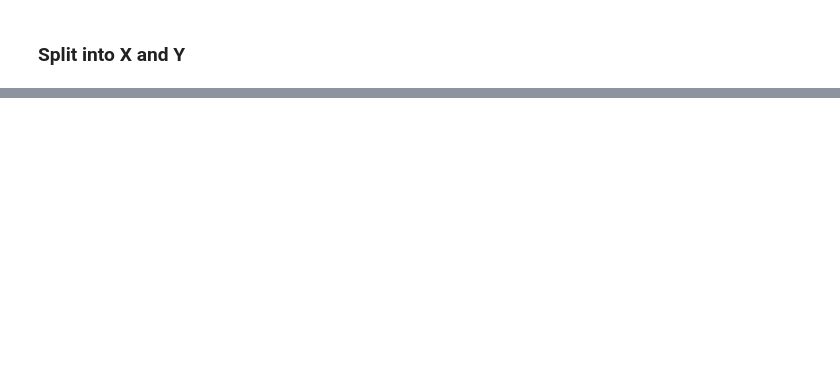
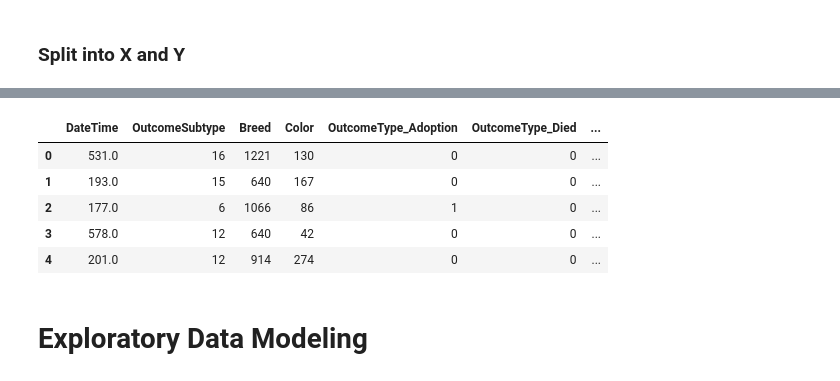
Before and after one commit to hbarabash/findapet, a Jupyter notebook: fostercomp.ipynb, the cells around one changed output, grey strips where cells are left out. Saved outputs shown, nothing was run; the diff lists cells and outputs as text; code cells hidden in the pictures; blank space fills up the shorter version.

```diff
--- a/fostercomp.ipynb
+++ b/fostercomp.ipynb
@@ -78,0 +94,17 @@ WARNING: Running pip as the 'root' user can result in broken permissions and con
+# %%
+from sklearn import preprocessing
+le = preprocessing.LabelEncoder()
+foster['OutcomeSubtype'] = le.fit_transform(foster['OutcomeSubtype'])
+foster['Breed'] = le.fit_transform(foster['Breed'])
+foster['Color'] = le.fit_transform(foster['Color'])
+# %%
+foster.head()
+# %% [output]
+|  | DateTime | OutcomeSubtype | Breed | Color | OutcomeType_Adoption | OutcomeType_Died | ... |
+| 0 | 531.0 | 16 | 1221 | 130 | 0 | 0 | ... |
+| 1 | 193.0 | 15 | 640 | 167 | 0 | 0 | ... |
+| 2 | 177.0 | 6 | 1066 | 86 | 1 | 0 | ... |
+| 3 | 578.0 | 12 | 640 | 42 | 0 | 0 | ... |
+| 4 | 201.0 | 12 | 914 | 274 | 0 | 0 | ... |
+# %% [markdown]
+# Exploratory Data Modeling
```
Also changed, not shown: parts of 20 cells of this notebook.
